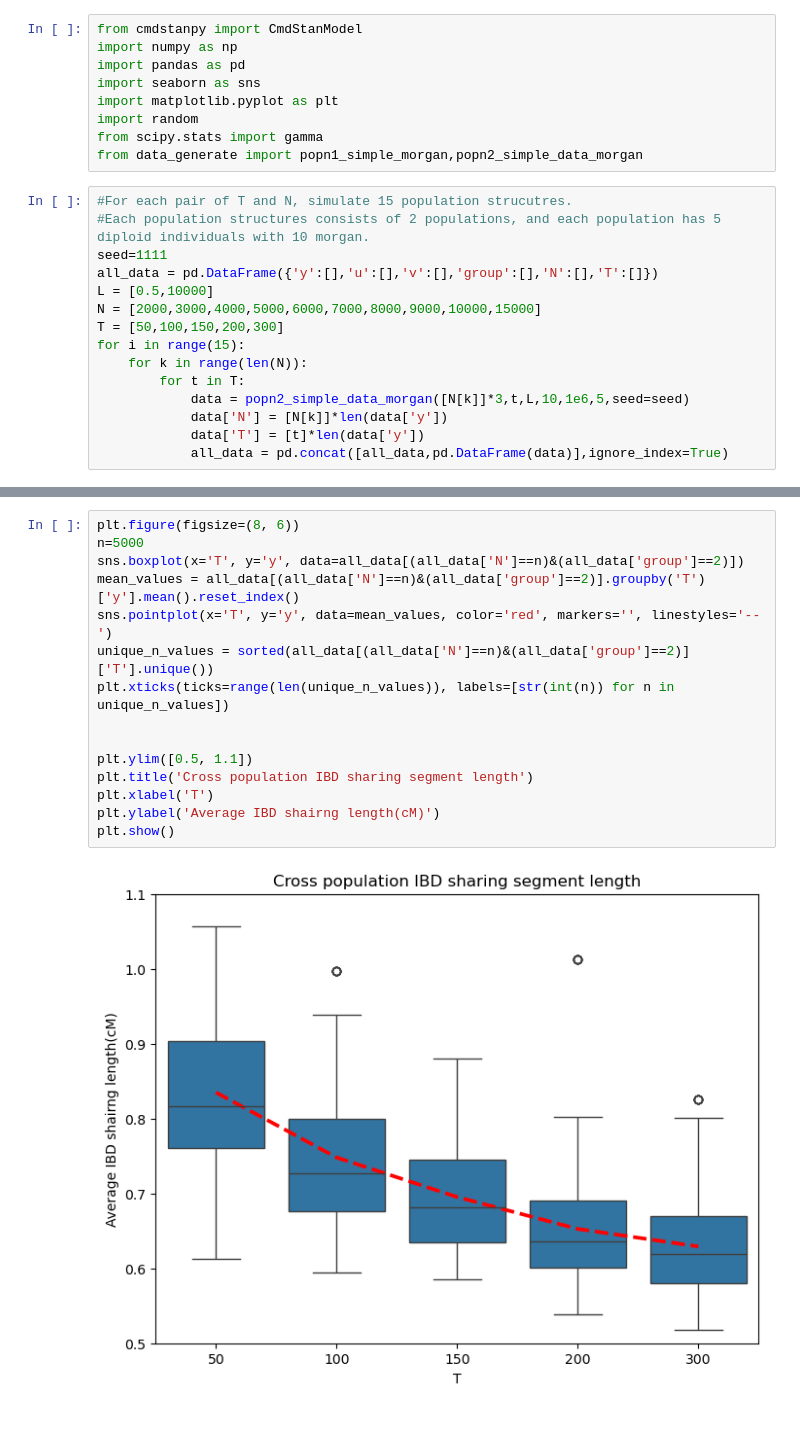
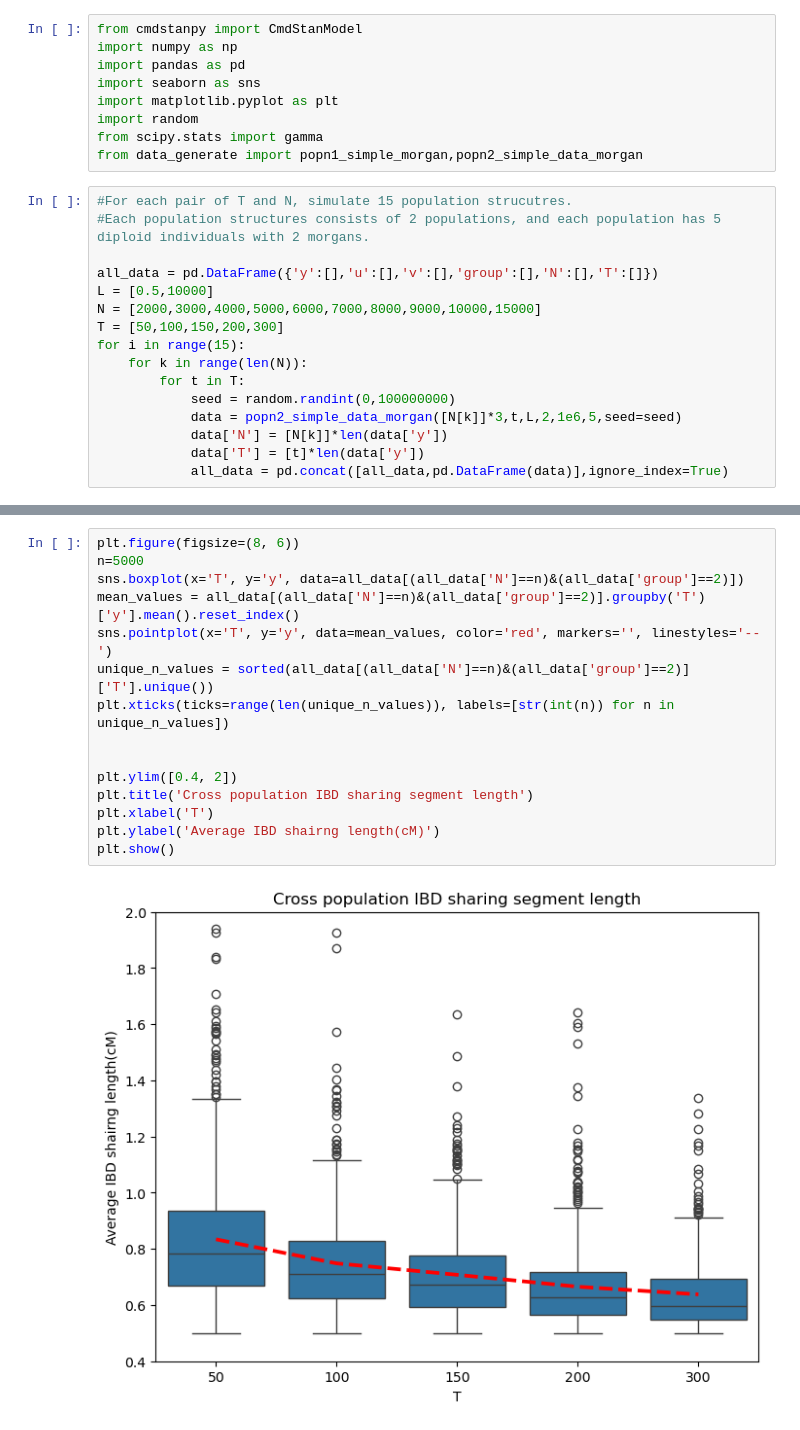
Before and after one commit to QiiiiiC/code, a Jupyter notebook: admix_stan/segment_dist/segment_dist_visualisation.ipynb, the cells around one changed output, grey strips where cells are left out. Cells and saved outputs as stored; diff of their text form.

```diff
--- a/admix_stan/segment_dist/segment_dist_visualisation.ipynb
+++ b/admix_stan/segment_dist/segment_dist_visualisation.ipynb
@@ -9,8 +9,8 @@ from scipy.stats import gamma
 from data_generate import popn1_simple_morgan,popn2_simple_data_morgan
 # %%
 #For each pair of T and N, simulate 15 population strucutres.
-#Each population structures consists of 2 populations, and each population has 5 diploid individuals with 10 morgan.
-seed=1111
+#Each population structures consists of 2 populations, and each population has 5 diploid individuals with 2 morgans.
+
 all_data = pd.DataFrame({'y':[],'u':[],'v':[],'group':[],'N':[],'T':[]})
 L = [0.5,10000]
 N = [2000,3000,4000,5000,6000,7000,8000,9000,10000,15000]
@@ -18,7 +18,8 @@ T = [50,100,150,200,300]
 for i in range(15):
     for k in range(len(N)):
         for t in T:
-            data = popn2_simple_data_morgan([N[k]]*3,t,L,10,1e6,5,seed=seed)
+            seed = random.randint(0,100000000)
+            data = popn2_simple_data_morgan([N[k]]*3,t,L,2,1e6,5,seed=seed)
             data['N'] = [N[k]]*len(data['y'])
             data['T'] = [t]*len(data['y'])
             all_data = pd.concat([all_data,pd.DataFrame(data)],ignore_index=True)
@@ -61,17 +60,17 @@ plt.show()
 # %%
 plt.figure(figsize=(8, 6))
 n=5000
 sns.boxplot(x='T', y='y', data=all_data[(all_data['N']==n)&(all_data['group']==2)])
 mean_values = all_data[(all_data['N']==n)&(all_data['group']==2)].groupby('T')['y'].mean().reset_index()
 sns.pointplot(x='T', y='y', data=mean_values, color='red', markers='', linestyles='--')
 unique_n_values = sorted(all_data[(all_data['N']==n)&(all_data['group']==2)]['T'].unique())
 plt.xticks(ticks=range(len(unique_n_values)), labels=[str(int(n)) for n in unique_n_values])
 
 
-plt.ylim([0.5, 1.1])
+plt.ylim([0.4, 2])
 plt.title('Cross population IBD sharing segment length')
 plt.xlabel('T')
 plt.ylabel('Average IBD shairng length(cM)')
 plt.show()
 # %% [output]
-[figure, old version]
+[figure, new version]
```
Also changed, not shown: parts of 3 cells of this notebook.
